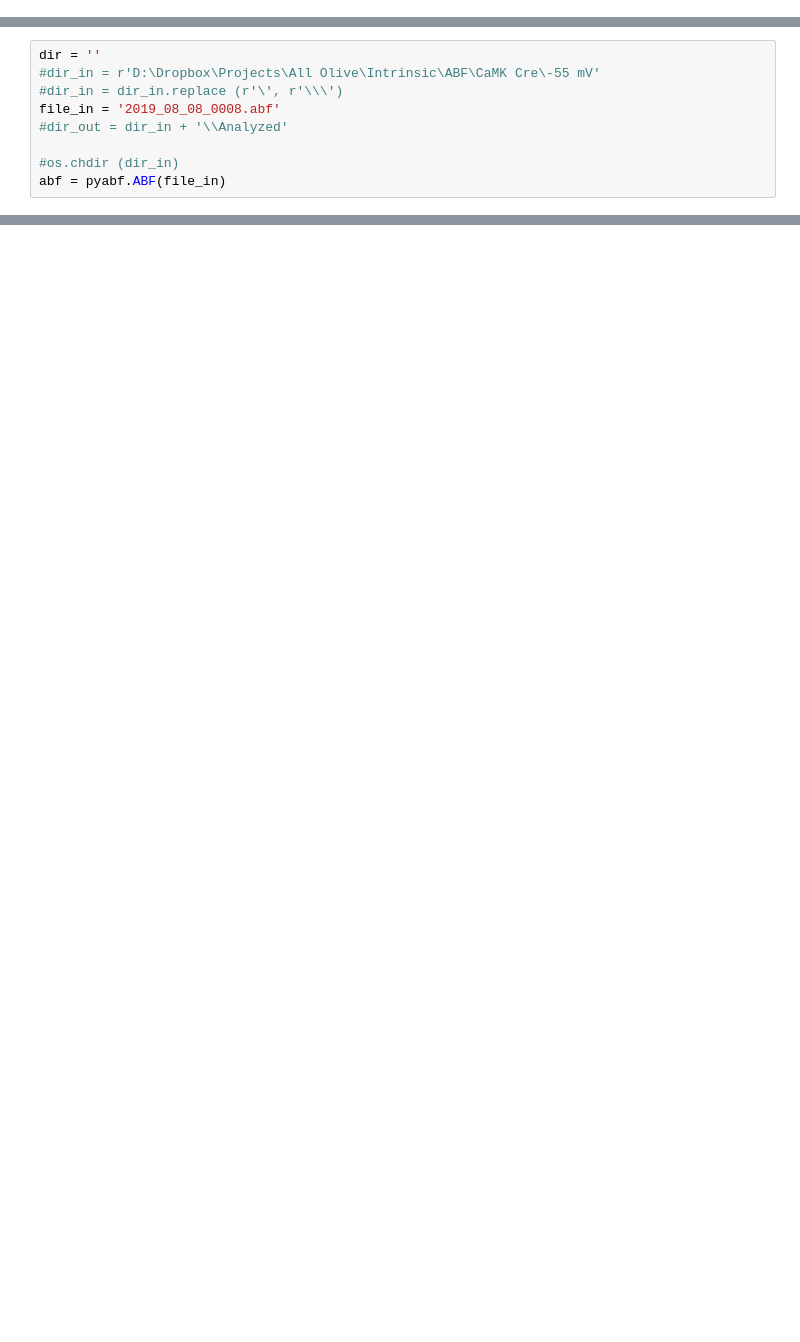
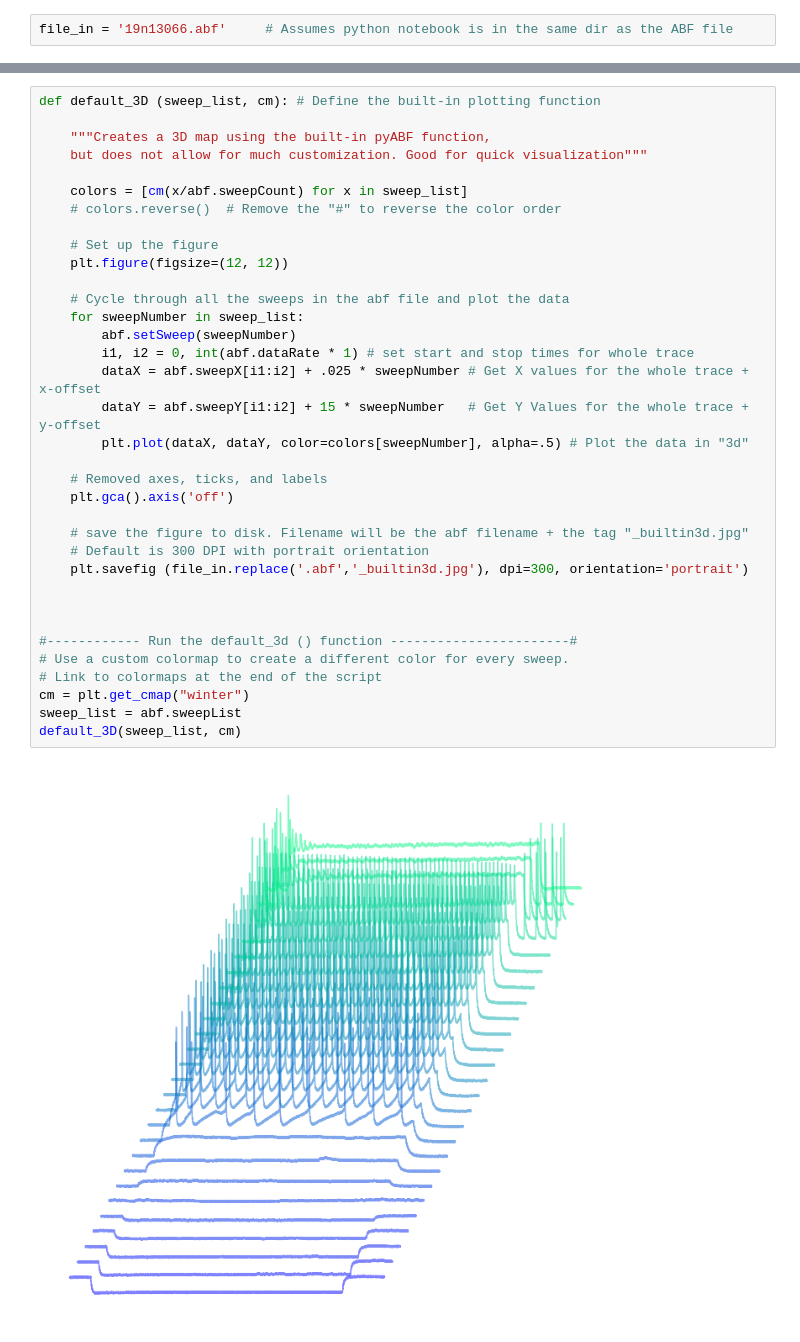
Before and after one commit to haleyspeed/python_for_data_analysis, a Jupyter notebook: 3D_example.ipynb, the cells around one changed output, grey strips where cells are left out. Saved outputs shown, nothing was run; the diff lists cells and outputs as text; blank space fills up the shorter version.

```diff
--- a/3D_example.ipynb
+++ b/3D_example.ipynb
@@ -2,0 +11,2 @@
+# %%
+file_in = '19n13066.abf'     # Assumes python notebook is in the same dir as the ABF file
@@ -14,9 +24,0 @@ from mpl_toolkits.mplot3d import Axes3D
-# %%
-dir = ''
-#dir_in = r'D:\Dropbox\Projects\All Olive\Intrinsic\ABF\CaMK Cre\-55 mV'
-#dir_in = dir_in.replace (r'\', r'\\\')
-file_in = '2019_08_08_0008.abf'
-#dir_out = dir_in + '\\Analyzed'
-
-#os.chdir (dir_in)
-abf = pyabf.ABF(file_in)
@@ -122,0 +39,37 @@ df.to_csv(file_out, index = False)
+# %%
+def default_3D (sweep_list, cm): # Define the built-in plotting function
+
+    """Creates a 3D map using the built-in pyABF function,
+    but does not allow for much customization. Good for quick visualization"""
+
+    colors = [cm(x/abf.sweepCount) for x in sweep_list]
+    # colors.reverse()  # Remove the "#" to reverse the color order
+
+    # Set up the figure
+    plt.figure(figsize=(12, 12))
+
+    # Cycle through all the sweeps in the abf file and plot the data
+    for sweepNumber in sweep_list:
+        abf.setSweep(sweepNumber)
+        i1, i2 = 0, int(abf.dataRate * 1) # set start and stop times for whole trace
+        dataX = abf.sweepX[i1:i2] + .025 * sweepNumber # Get X values for the whole trace + x-offset
+        dataY = abf.sweepY[i1:i2] + 15 * sweepNumber   # Get Y Values for the whole trace + y-offset
+        plt.plot(dataX, dataY, color=colors[sweepNumber], alpha=.5) # Plot the data in "3d"
+
+    # Removed axes, ticks, and labels
+    plt.gca().axis('off')
+
+    # save the figure to disk. Filename will be the abf filename + the tag "_builtin3d.jpg"
+    # Default is 300 DPI with portrait orientation
+    plt.savefig (file_in.replace('.abf','_builtin3d.jpg'), dpi=300, orientation='portrait')
+
+
+
+#------------ Run the default_3d () function -----------------------#
+# Use a custom colormap to create a different color for every sweep.
+# Link to colormaps at the end of the script
+cm = plt.get_cmap("winter")
+sweep_list = abf.sweepList
+default_3D(sweep_list, cm)
+# %% [output]
+[figure, added]
```
Also changed, not shown: parts of 28 cells of this notebook.
